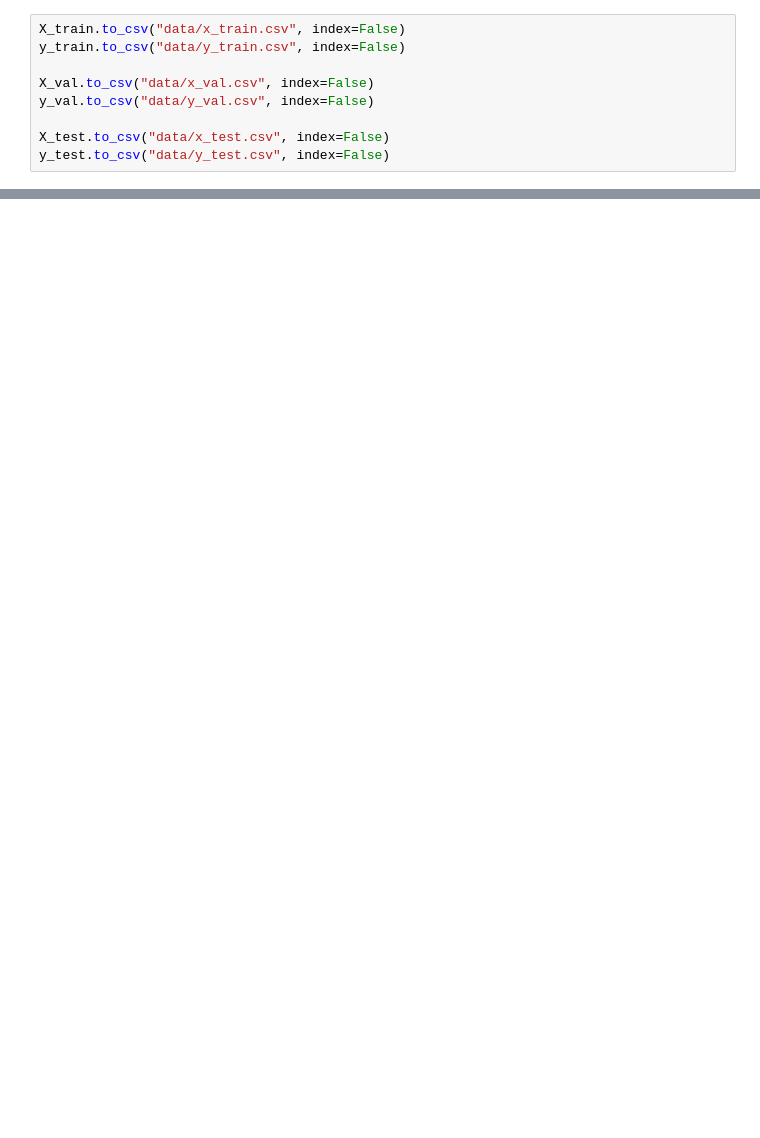
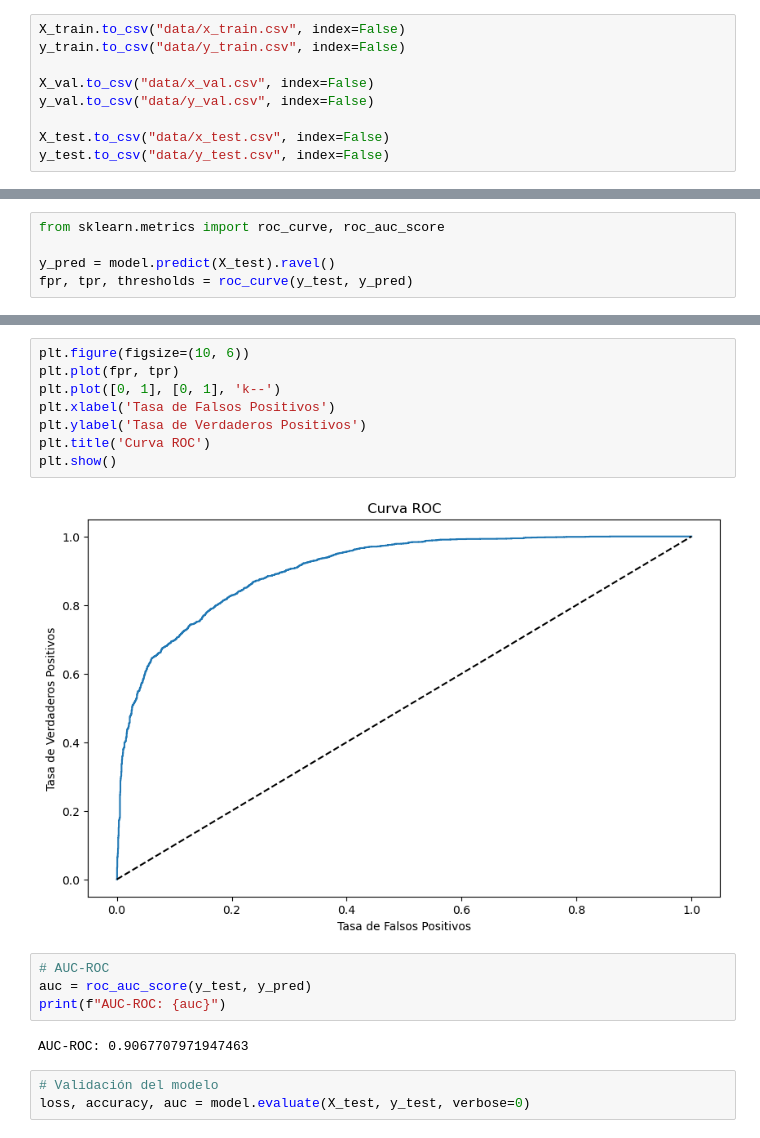
Before and after one commit to markalbrand56/SDS-Laboratorio-1, a Jupyter notebook: main.ipynb, the cells around one changed output, grey strips where cells are left out. Drawn from its saved outputs; the diff is of its cells as text; blank space fills up the shorter version.

```diff
--- a/main.ipynb
+++ b/main.ipynb
@@ -343,0 +422,5 @@ y_test.to_csv("data/y_test.csv", index=False)
+# %%
+from sklearn.metrics import roc_curve, roc_auc_score
+
+y_pred = model.predict(X_test).ravel()
+fpr, tpr, thresholds = roc_curve(y_test, y_pred)
@@ -343,0 +429,19 @@ y_test.to_csv("data/y_test.csv", index=False)
+# %%
+plt.figure(figsize=(10, 6))
+plt.plot(fpr, tpr)
+plt.plot([0, 1], [0, 1], 'k--')
+plt.xlabel('Tasa de Falsos Positivos')
+plt.ylabel('Tasa de Verdaderos Positivos')
+plt.title('Curva ROC')
+plt.show()
+# %% [output]
+[figure, added]
+# %%
+# AUC-ROC
+auc = roc_auc_score(y_test, y_pred)
+print(f"AUC-ROC: {auc}")
+# %% [output]
+AUC-ROC: 0.9067707971947463
+# %%
+# Validación del modelo
+loss, accuracy, auc = model.evaluate(X_test, y_test, verbose=0)
```
Also changed, not shown: parts of 22 cells of this notebook.
